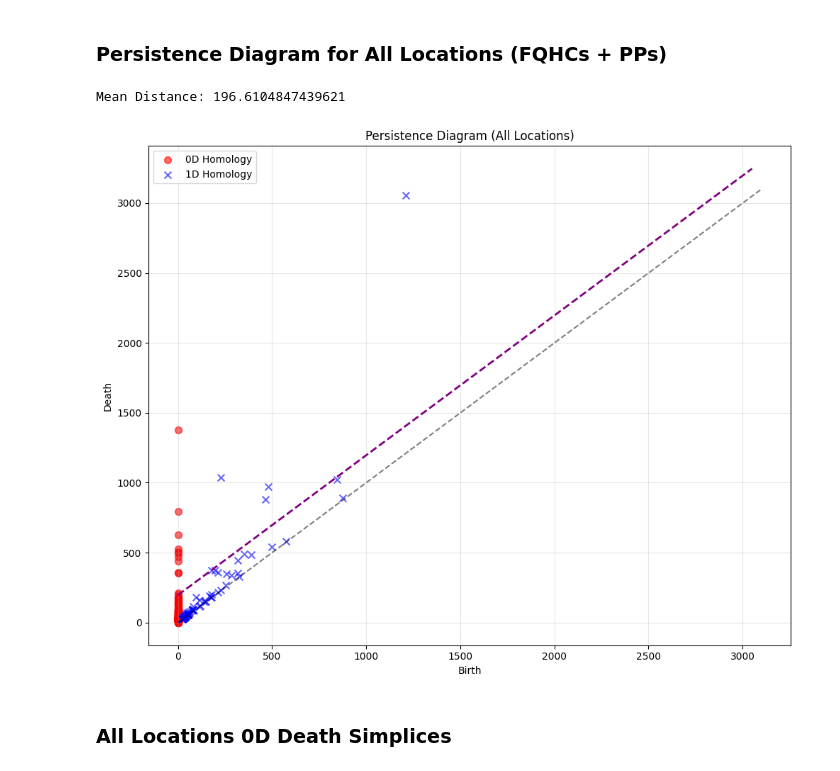
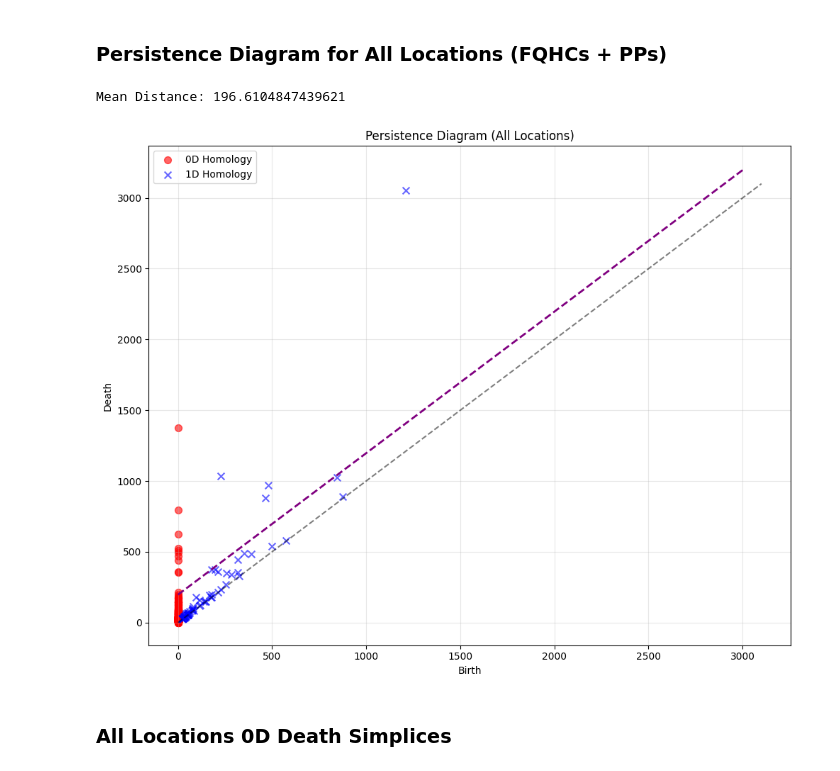
Before and after one commit to deniseg20/MSRIUP_TDA_Healthcare_Accessibility, a Jupyter notebook: persistent_homology/pd_computations/ph_computations_unweighted.ipynb, the cells around one changed output. Cells and saved outputs as stored; diff of their text form; code cells hidden in the pictures.

Commit message:
updating PH images

```diff
--- a/persistent_homology/pd_computations/ph_computations_unweighted.ipynb
+++ b/persistent_homology/pd_computations/ph_computations_unweighted.ipynb
@@ -504,23 +504,23 @@ thresh = 120
 # %%
 # 1. Plot persistence diagram
 plot_persistence_diagram_fixed(ph_all)
 mean_distance_all = calculate_mean_distance(distance_matrix_all)
 print(f'Mean Distance: {mean_distance_all}')
 # Get the plot limits to draw the parallel line
 xlim = plt.xlim()
 ylim = plt.ylim()
 min_val = 0
-max_val = 3050
+max_val = 3010
 # Draw line parallel to diagonal: death = birth + mean_distance
 x_vals = [min_val, max_val]
 y_vals = [min_val + mean_distance_all, max_val + mean_distance_all]
 plt.plot(x_vals, y_vals, color='purple', linestyle='--', linewidth=2, label=f'Mean Distance = {mean_distance_all:.2f}')
 plt.title(f"Persistence Diagram (All Locations)")
 plt.tight_layout()
 plt.show()
 # %% [output]
 Mean Distance: 196.6104847439621
-[figure, old version]
+[figure, new version]
 # %% [markdown]
 ### All Locations 0D Death Simplices
 # %%
```
Also changed, not shown: parts of 6 cells of this notebook, 6 other files.
